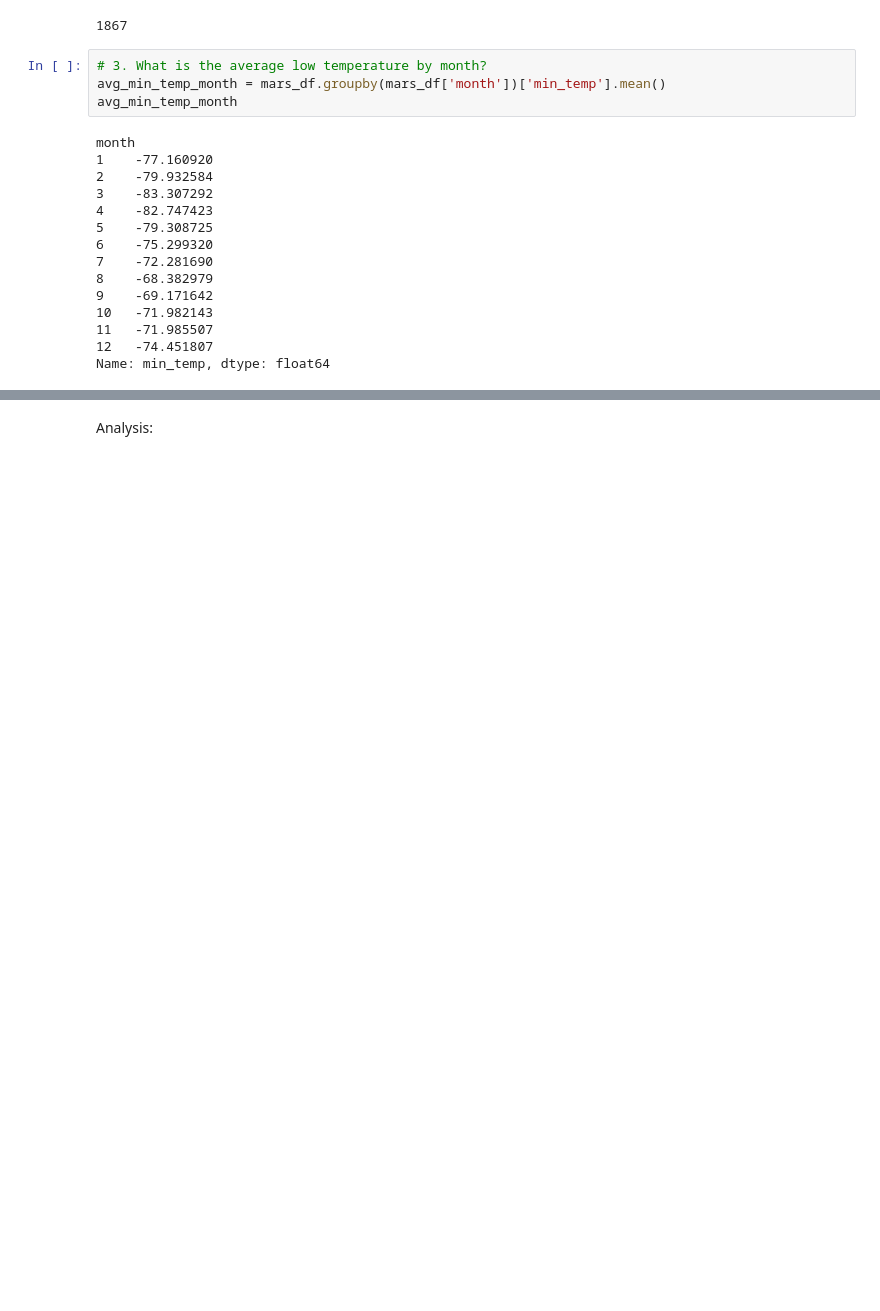
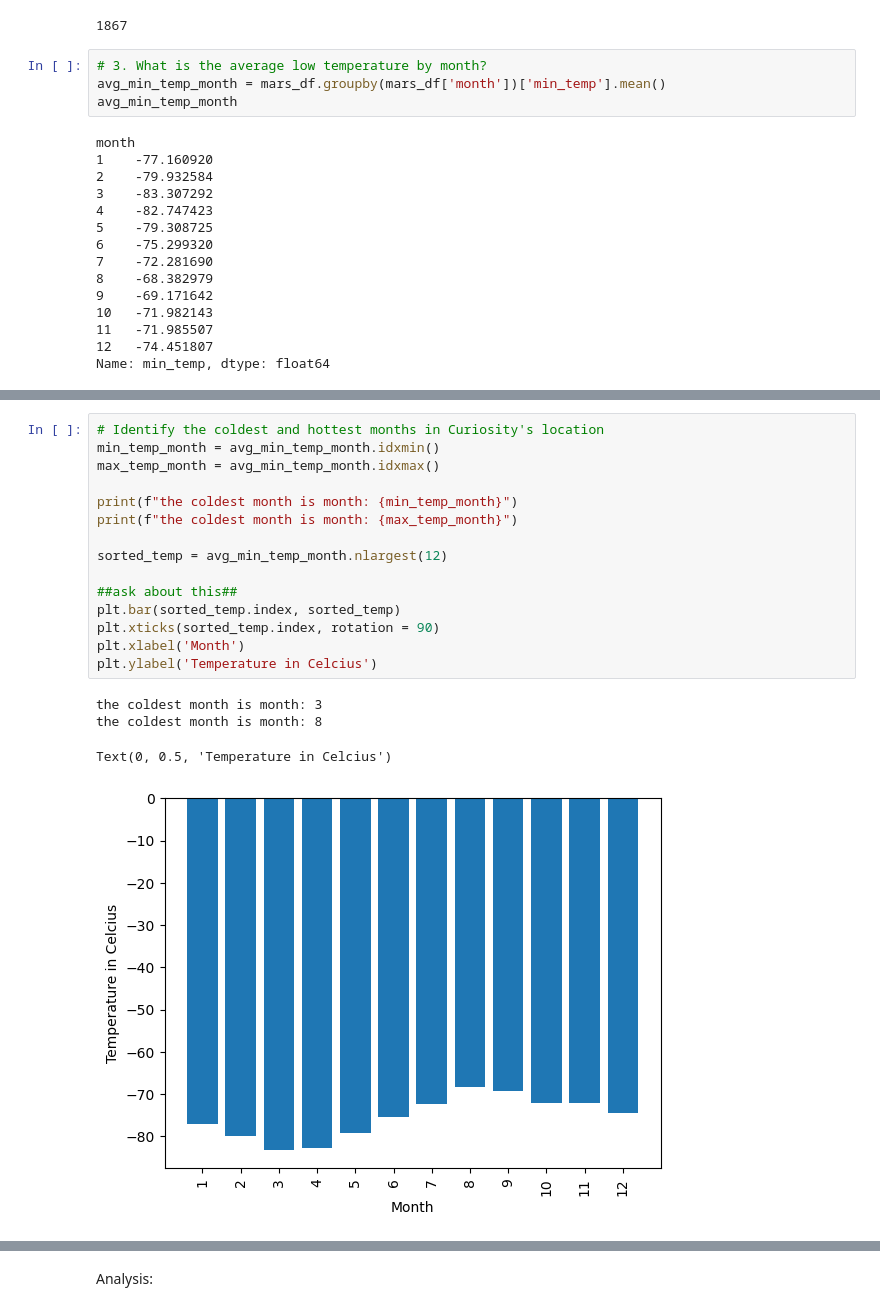
Before and after one commit to m-janssens-boop/beautifulsoup_challenge, a Jupyter notebook: mars_news/part_2_mars_weather.ipynb, the cells around one changed output, grey strips where cells are left out. Cells and saved outputs as stored; diff of their text form; blank space fills up the shorter version.

```diff
--- a/mars_news/part_2_mars_weather.ipynb
+++ b/mars_news/part_2_mars_weather.ipynb
@@ -163,2 +177,22 @@ Text(0, 0.5, 'Temperature in Celcius')
+# %%
+# Identify the coldest and hottest months in Curiosity's location
+min_temp_month = avg_min_temp_month.idxmin()
+max_temp_month = avg_min_temp_month.idxmax()
+
+print(f"the coldest month is month: {min_temp_month}")
+print(f"the coldest month is month: {max_temp_month}")
+
+sorted_temp = avg_min_temp_month.nlargest(12)
+
+##ask about this##
+plt.bar(sorted_temp.index, sorted_temp)
+plt.xticks(sorted_temp.index, rotation = 90)
+plt.xlabel('Month')
+plt.ylabel('Temperature in Celcius')
+# %% [output]
+the coldest month is month: 3
+the coldest month is month: 8
+Text(0, 0.5, 'Temperature in Celcius')
+[figure, added]
 # %%
 # 4. Average pressure by Martian month
```
Also changed, not shown: parts of 9 cells of this notebook, 1 other file.
